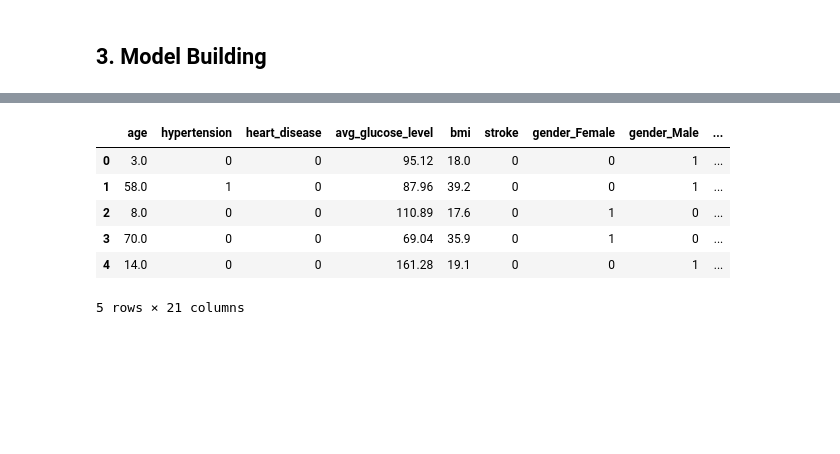
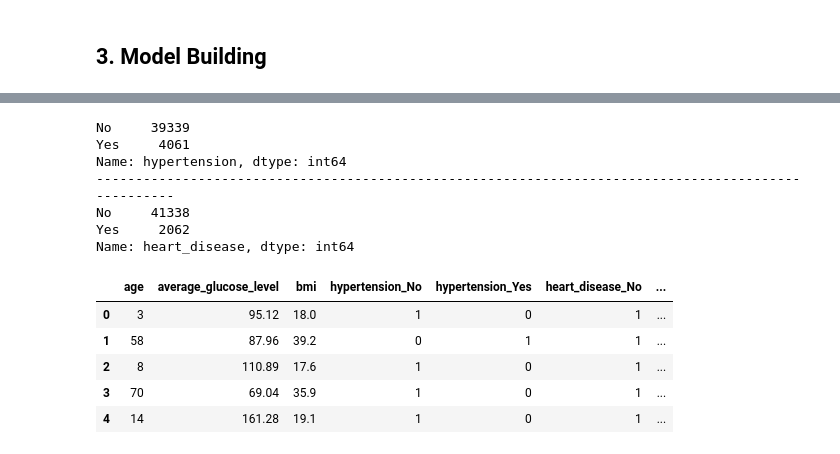
Before and after one commit to TylerTompa/UNCC_Project_3, a Jupyter notebook: healthcare-data/Jupyter/Training_Data.ipynb, the cells around one changed output, grey strips where cells are left out. Drawn from its saved outputs; the diff is of its cells as text; code cells hidden in the pictures; blank space fills up the shorter version.

Commit message:
prepare dataset with only relevant features and one hot encode

```diff
--- a/healthcare-data/Jupyter/Training_Data.ipynb
+++ b/healthcare-data/Jupyter/Training_Data.ipynb
@@ -824,0 +842,6 @@ plt.grid()
+# %%
+# Condense groups in work_type down to 3 unique values: self employed, children, other
+stroke_data_clean.replace(["Private", "Govt_job", "Never_worked"], "other", inplace=True)
+
+# Confirm only three unique values for work type
+stroke_data_clean["work_type"].value_counts()
@@ -824,0 +853,20 @@ plt.grid()
+# %%
+# Make new dataframe only including relevant features
+stroke_data_relevant_features = pd.DataFrame()
+
+# Add categorical features to dataframe
+stroke_data_relevant_features["hypertension"] = stroke_data_clean["hypertension"]
+stroke_data_relevant_features["heart_disease"] = stroke_data_clean["heart_disease"]
+stroke_data_relevant_features["ever_married"] = stroke_data_clean["ever_married"]
+stroke_data_relevant_features["work_type"] = stroke_data_clean["work_type"]
+
+# We opted to fill NaN values in the smoking_status column with "smokes"
+stroke_data_relevant_features["smoking_status"] = stroke_data_clean_assume_smokes["smoking_status"]
+
+# Add numerical features to dataframe
+stroke_data_relevant_features["age"] = stroke_data_clean["age"]
+stroke_data_relevant_features["average_glucose_level"] = stroke_data_clean["avg_glucose_level"]
+stroke_data_relevant_features["bmi"] = stroke_data_clean["bmi"]
+
+# Preview our dataframe using only relevant features
+stroke_data_relevant_features.head()
@@ -824,0 +882,7 @@ plt.grid()
+# %%
+# Replace each 0 with "No," and each 1 with "Yes."
+stroke_data_relevant_features.replace(0, "No", inplace=True)
+stroke_data_relevant_features.replace(1, "Yes", inplace=True)
+
+# Preview dataframe after converting binary data to strings
+stroke_data_relevant_features.head()
@@ -825,12 +896,24 @@ plt.grid()
+# %%
+# Confirm binary data proplerly converted
+print(stroke_data_relevant_features["hypertension"].value_counts())
+print(100*"-")
+print(stroke_data_relevant_features["heart_disease"].value_counts())
+# %% [output]
+No     39339
+Yes     4061
+Name: hypertension, dtype: int64
+----------------------------------------------------------------------------------------------------
+No     41338
+Yes     2062
+Name: heart_disease, dtype: int64
 # %%
-# Transform data to binary encoded data
-stroke_data_binary_encoded = pd.get_dummies(stroke_data_clean, columns=["gender", "ever_married", "work_type", "Residence_type", "smoking_status"])
-stroke_data_binary_encoded.head()
+# Transform data to one hot encoded data
+machine_ready_stroke_data = pd.get_dummies(stroke_data_relevant_features, columns=["hypertension", "heart_disease", "ever_married", "work_type", "smoking_status"])
+machine_ready_stroke_data.head()
 # %% [output]
-|  | age | hypertension | heart_disease | avg_glucose_level | bmi | stroke | gender_Female | gender_Male | ... |
-| 0 | 3.0 | 0 | 0 | 95.12 | 18.0 | 0 | 0 | 1 | ... |
-| 1 | 58.0 | 1 | 0 | 87.96 | 39.2 | 0 | 0 | 1 | ... |
-| 2 | 8.0 | 0 | 0 | 110.89 | 17.6 | 0 | 1 | 0 | ... |
-| 3 | 70.0 | 0 | 0 | 69.04 | 35.9 | 0 | 1 | 0 | ... |
-| 4 | 14.0 | 0 | 0 | 161.28 | 19.1 | 0 | 0 | 1 | ... |
+|  | age | average_glucose_level | bmi | hypertension_No | hypertension_Yes | heart_disease_No | ... |
+| 0 | 3 | 95.12 | 18.0 | 1 | 0 | 1 | ... |
+| 1 | 58 | 87.96 | 39.2 | 0 | 1 | 1 | ... |
+| 2 | 8 | 110.89 | 17.6 | 1 | 0 | 1 | ... |
+| 3 | 70 | 69.04 | 35.9 | 1 | 0 | 1 | ... |
+| 4 | 14 | 161.28 | 19.1 | 1 | 0 | 1 | ... |
-5 rows × 21 columns
```
Also changed, not shown: parts of 13 cells of this notebook.
